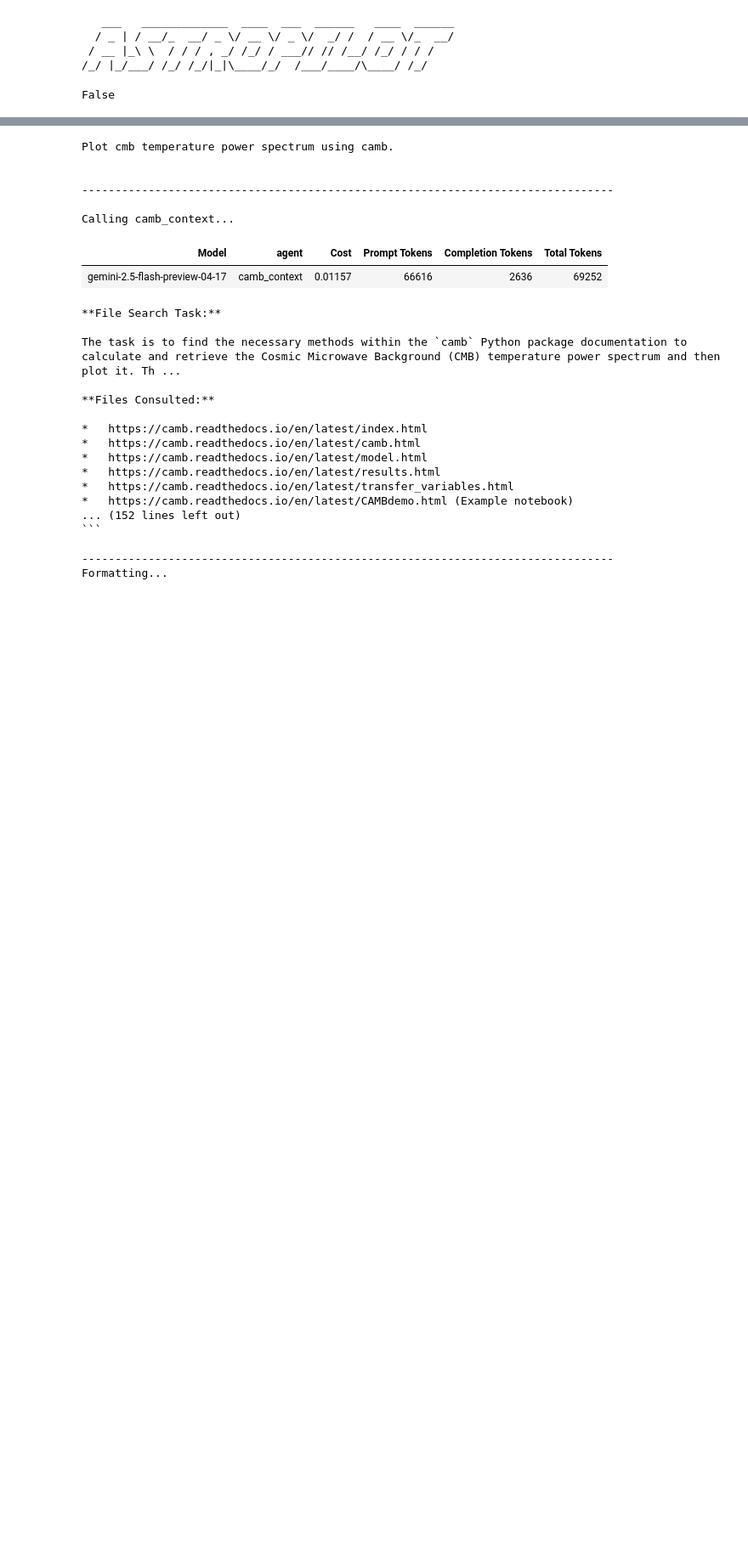
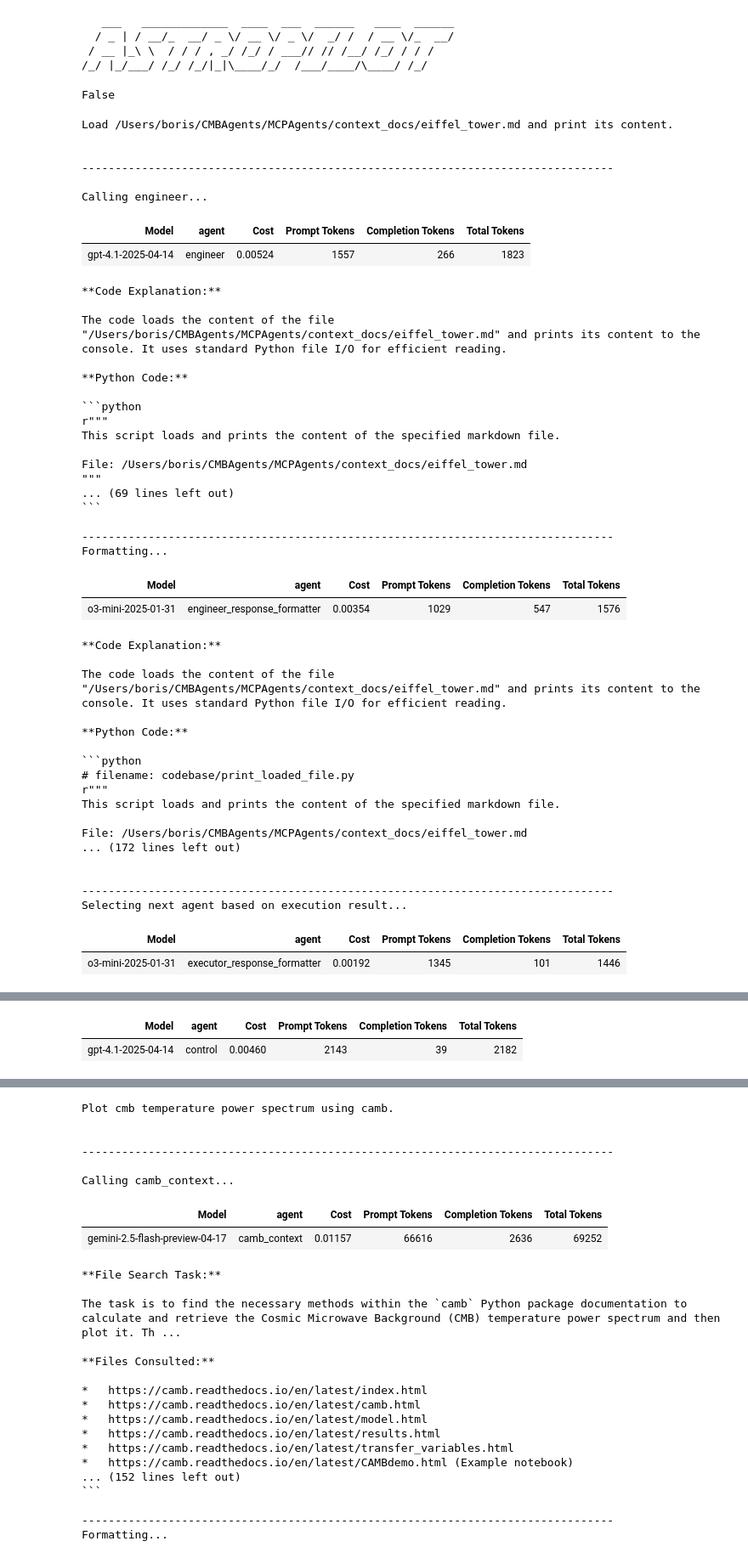
Before and after one commit to CMBAgents/cmbagent, a Jupyter notebook: docs/notebooks/cmbagent_beta3_compute_cls_camb_context.ipynb, the cells around one changed output, grey strips where cells are left out. Shown at 85% size. Drawn from its saved outputs; the diff is of its cells as text; code cells hidden in the pictures; blank space fills up the shorter version.

````diff
--- a/docs/notebooks/cmbagent_beta3_compute_cls_camb_context.ipynb
+++ b/docs/notebooks/cmbagent_beta3_compute_cls_camb_context.ipynb
@@ -22 +22,53 @@ Plot cmb temperature power spectrum using camb.
 """
+# %%
+results = cmbagent.one_shot(task,
+                   max_rounds=20,
+                   agent='engineer',
+                  )
+# %% [output]
+Load /Users/boris/CMBAgents/MCPAgents/context_docs/eiffel_tower.md and print its content.
+
+
+--------------------------------------------------------------------------------
+
+Calling engineer...
+| Model | agent | Cost | Prompt Tokens | Completion Tokens | Total Tokens |
+| gpt-4.1-2025-04-14 | engineer | 0.00524 | 1557 | 266 | 1823 |
+**Code Explanation:**
+
+The code loads the content of the file "/Users/boris/CMBAgents/MCPAgents/context_docs/eiffel_tower.md" and prints its content to the console. It uses standard Python file I/O for efficient reading.
+
+**Python Code:**
+
+```python
+r"""
+This script loads and prints the content of the specified markdown file.
+
+File: /Users/boris/CMBAgents/MCPAgents/context_docs/eiffel_tower.md
+"""
+... (69 lines left out)
+```
+
+--------------------------------------------------------------------------------
+Formatting...
+| Model | agent | Cost | Prompt Tokens | Completion Tokens | Total Tokens |
+| o3-mini-2025-01-31 | engineer_response_formatter | 0.00354 | 1029 | 547 | 1576 |
+**Code Explanation:**
+
+The code loads the content of the file "/Users/boris/CMBAgents/MCPAgents/context_docs/eiffel_tower.md" and prints its content to the console. It uses standard Python file I/O for efficient reading.
+
+**Python Code:**
+
+```python
+# filename: codebase/print_loaded_file.py
+r"""
+This script loads and prints the content of the specified markdown file.
+
+File: /Users/boris/CMBAgents/MCPAgents/context_docs/eiffel_tower.md
+... (172 lines left out)
+
+
+--------------------------------------------------------------------------------
+Selecting next agent based on execution result...
+| Model | agent | Cost | Prompt Tokens | Completion Tokens | Total Tokens |
+| o3-mini-2025-01-31 | executor_response_formatter | 0.00192 | 1345 | 101 | 1446 |
@@ -22,0 +95,2 @@ Plot cmb temperature power spectrum using camb.
+| Model | agent | Cost | Prompt Tokens | Completion Tokens | Total Tokens |
+| gpt-4.1-2025-04-14 | control | 0.00460 | 2143 | 39 | 2182 |
````
Also changed, not shown: parts of 5 cells of this notebook, 1 other file.
